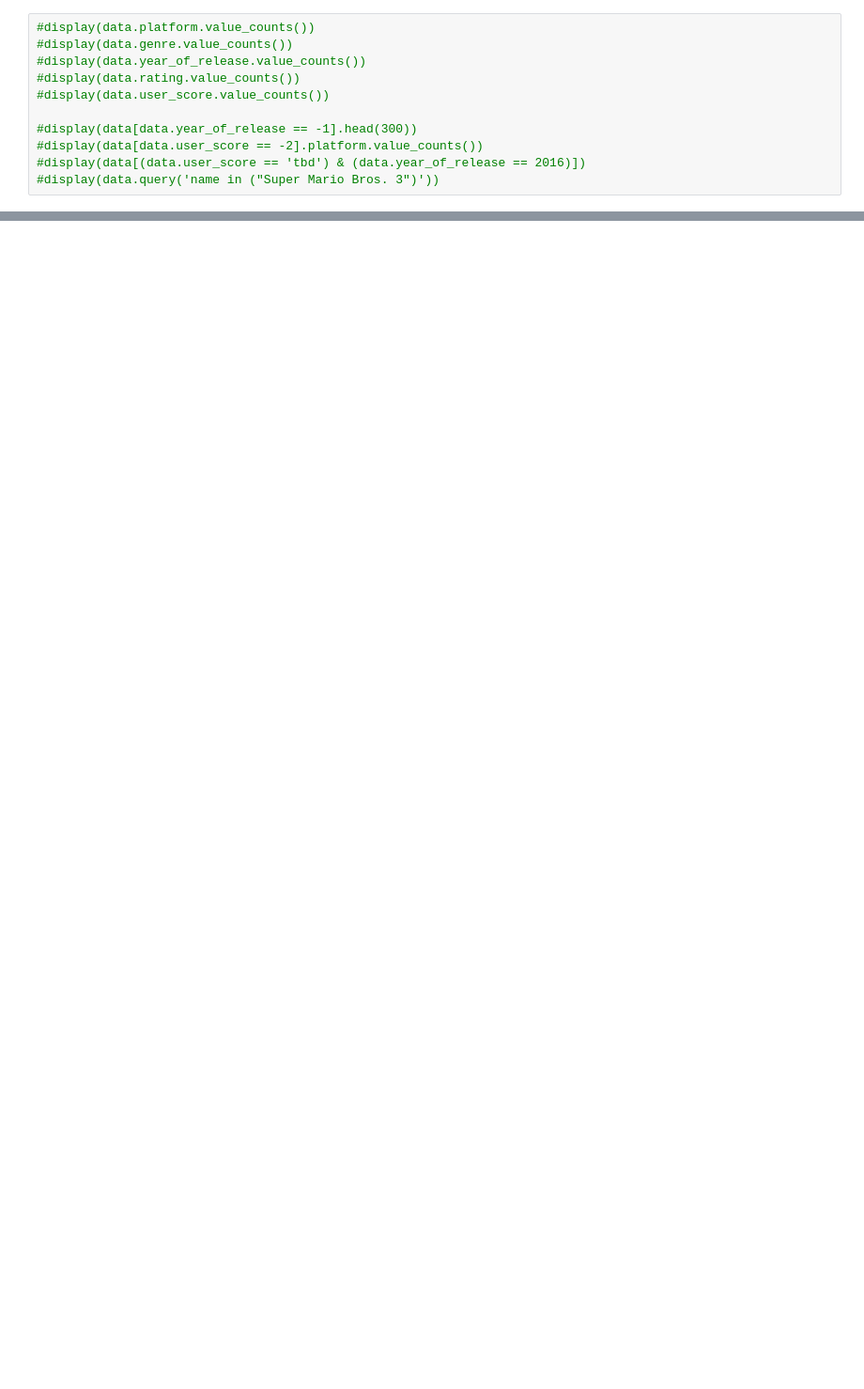
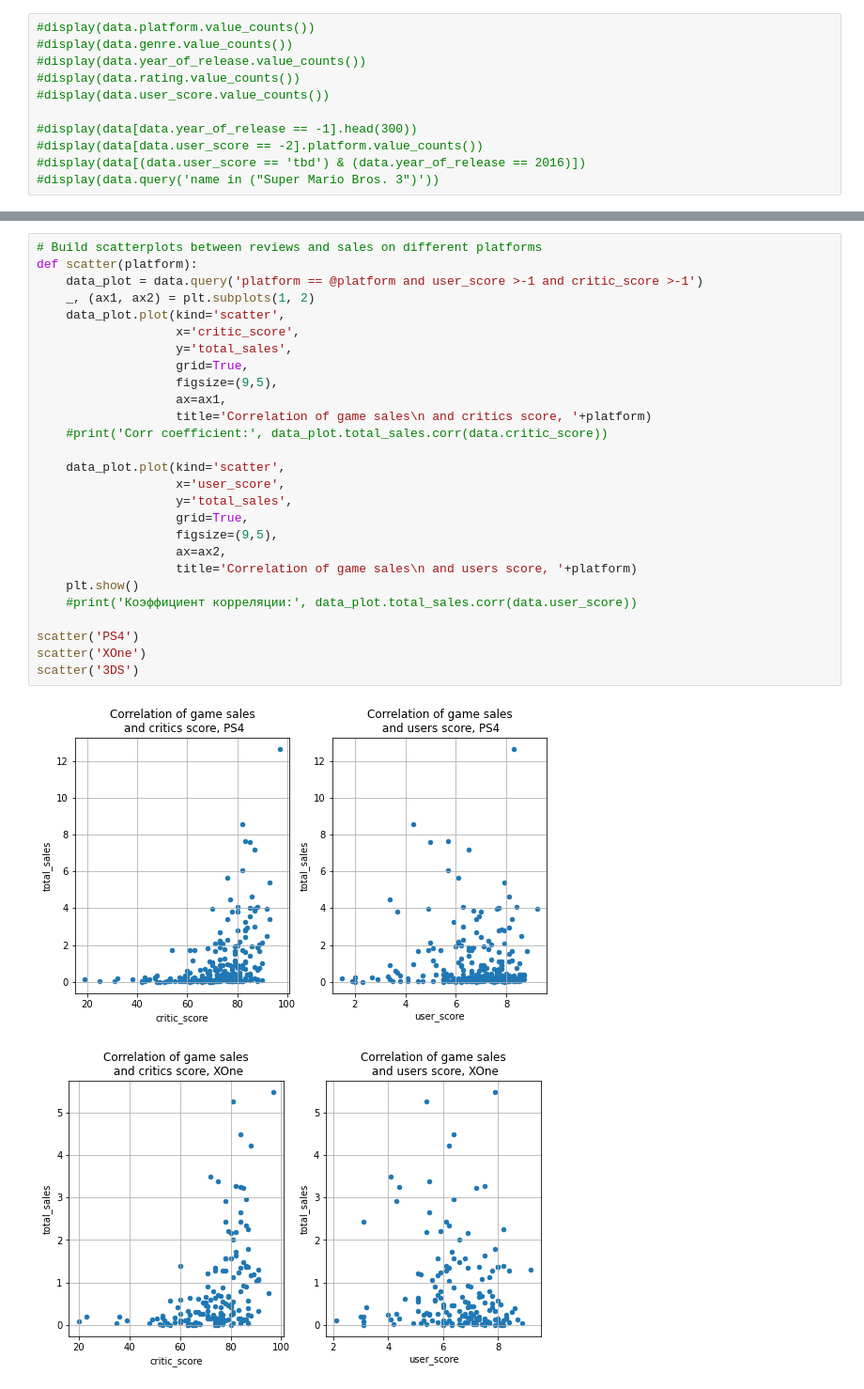
Before and after one commit to vascadagama/data-science-practicum, a Jupyter notebook: computer_games_research/Games_research.ipynb, the cells around one changed output, grey strips where cells are left out. Shown at 94% size. Cells and saved outputs as stored; diff of their text form; blank space fills up the shorter version.

```diff
--- a/computer_games_research/Games_research.ipynb
+++ b/computer_games_research/Games_research.ipynb
@@ -560,0 +372,30 @@ plt.show()
+# %%
+# Build scatterplots between reviews and sales on different platforms
+def scatter(platform):
+    data_plot = data.query('platform == @platform and user_score >-1 and critic_score >-1')
+    _, (ax1, ax2) = plt.subplots(1, 2)
+    data_plot.plot(kind='scatter',
+                   x='critic_score',
+                   y='total_sales',
+                   grid=True,
+                   figsize=(9,5),
+                   ax=ax1,
+                   title='Correlation of game sales\n and critics score, '+platform)
+    #print('Corr coefficient:', data_plot.total_sales.corr(data.critic_score))
+
+    data_plot.plot(kind='scatter',
+                   x='user_score',
+                   y='total_sales',
+                   grid=True,
+                   figsize=(9,5),
+                   ax=ax2,
+                   title='Correlation of game sales\n and users score, '+platform)
+    plt.show()
+    #print('Коэффициент корреляции:', data_plot.total_sales.corr(data.user_score))
+
+scatter('PS4')
+scatter('XOne')
+scatter('3DS')
+# %% [output]
+[figure, added]
+[figure, added]
```
Also changed, not shown: parts of 93 cells of this notebook.
